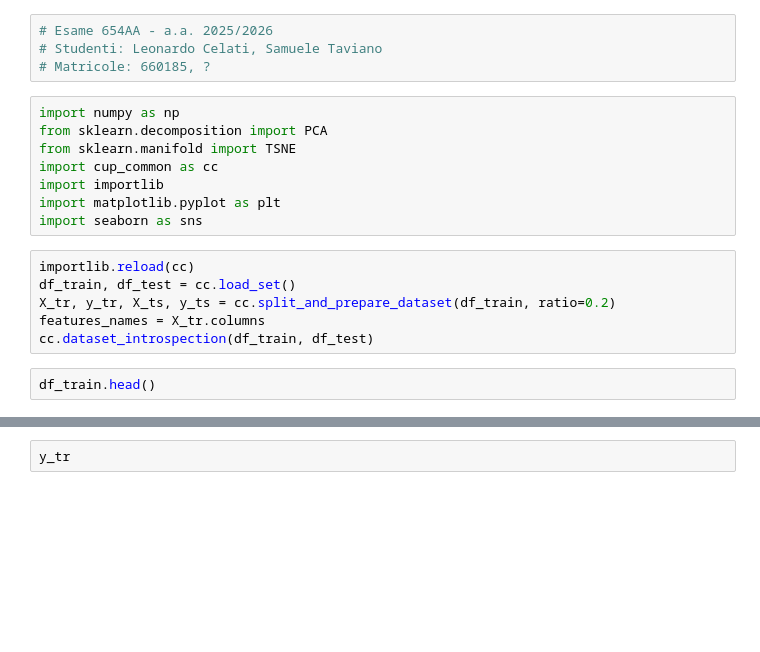
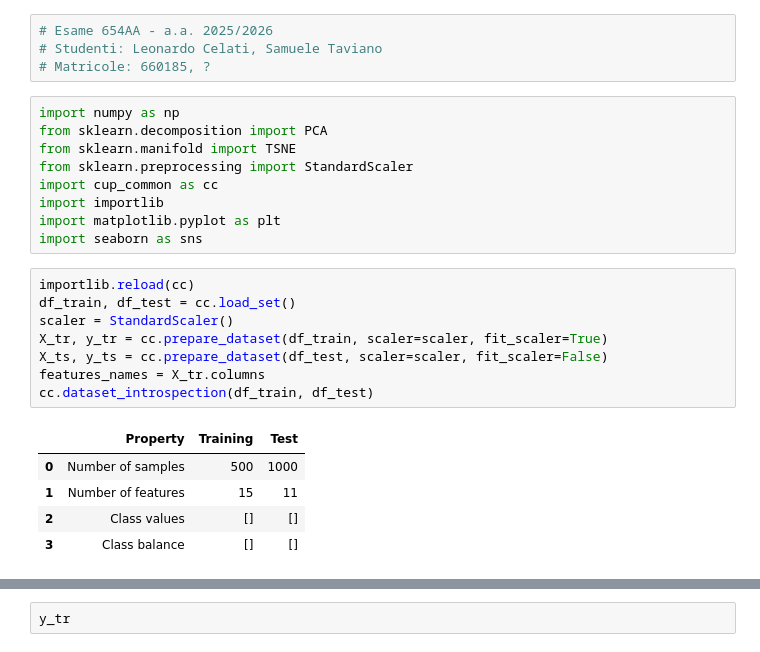
Before and after one commit to Borbico/Machine_Learning_Melaccio, a Jupyter notebook: collaudo/cup_data_introspection.ipynb, the cells around one changed output, grey strips where cells are left out. Saved outputs shown, nothing was run; the diff lists cells and outputs as text; blank space fills up the shorter version.

```diff
--- a/collaudo/cup_data_introspection.ipynb
+++ b/collaudo/cup_data_introspection.ipynb
@@ -6,15 +6,22 @@
 import numpy as np
 from sklearn.decomposition import PCA
 from sklearn.manifold import TSNE
+from sklearn.preprocessing import StandardScaler
 import cup_common as cc
 import importlib
 import matplotlib.pyplot as plt
 import seaborn as sns
-# %%
-importlib.reload(cc)
-df_train, df_test = cc.load_set()
-X_tr, y_tr, X_ts, y_ts = cc.split_and_prepare_dataset(df_train, ratio=0.2)
-features_names = X_tr.columns
-cc.dataset_introspection(df_train, df_test)
-# %%
-df_train.head()
+# %%
+importlib.reload(cc)
+df_train, df_test = cc.load_set()
+scaler = StandardScaler()
+X_tr, y_tr = cc.prepare_dataset(df_train, scaler=scaler, fit_scaler=True)
+X_ts, y_ts = cc.prepare_dataset(df_test, scaler=scaler, fit_scaler=False)
+features_names = X_tr.columns
+cc.dataset_introspection(df_train, df_test)
+# %% [output]
+|  | Property | Training | Test |
+| 0 | Number of samples | 500 | 1000 |
+| 1 | Number of features | 15 | 11 |
+| 2 | Class values | [] | [] |
+| 3 | Class balance | [] | [] |
```
Also changed, not shown: parts of 6 cells of this notebook, 9 other files.
